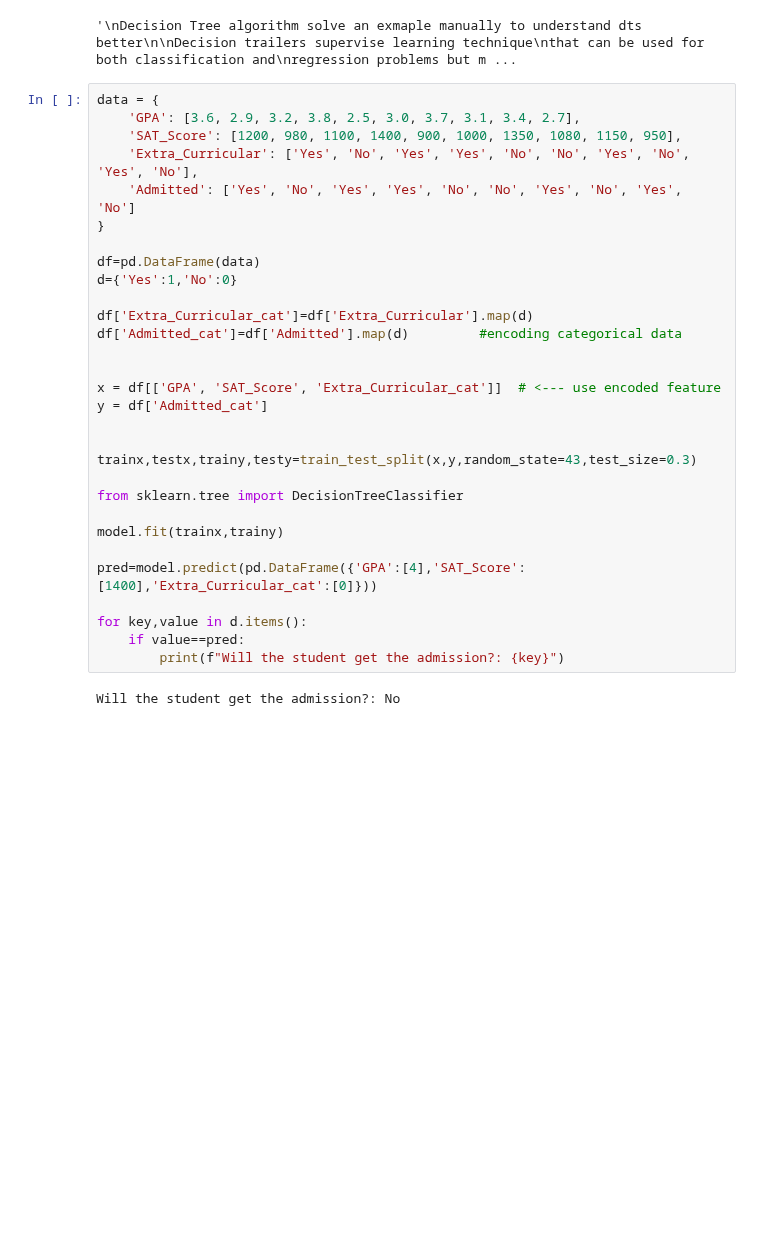
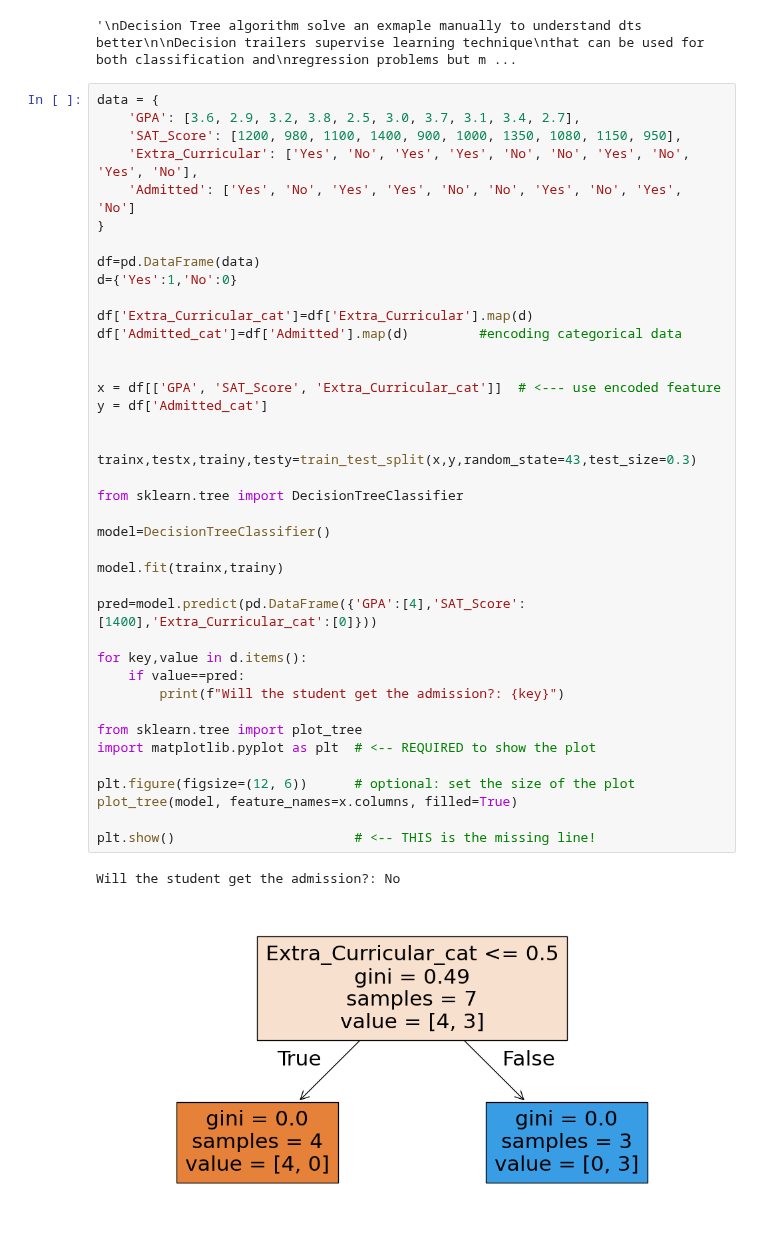
Before and after one commit to KedarDamale/Data-Science, a Jupyter notebook: Data-science/4.Supervised-Learning.ipynb, the cells around one changed output. Saved outputs shown, nothing was run; the diff lists cells and outputs as text; blank space fills up the shorter version.

```diff
--- a/Data-science/4.Supervised-Learning.ipynb
+++ b/Data-science/4.Supervised-Learning.ipynb
@@ -1587,30 +1587,41 @@ data = {
     'GPA': [3.6, 2.9, 3.2, 3.8, 2.5, 3.0, 3.7, 3.1, 3.4, 2.7],
     'SAT_Score': [1200, 980, 1100, 1400, 900, 1000, 1350, 1080, 1150, 950],
     'Extra_Curricular': ['Yes', 'No', 'Yes', 'Yes', 'No', 'No', 'Yes', 'No', 'Yes', 'No'],
     'Admitted': ['Yes', 'No', 'Yes', 'Yes', 'No', 'No', 'Yes', 'No', 'Yes', 'No']
 }
 
 df=pd.DataFrame(data)
 d={'Yes':1,'No':0}
 
 df['Extra_Curricular_cat']=df['Extra_Curricular'].map(d)
 df['Admitted_cat']=df['Admitted'].map(d)         #encoding categorical data
 
 
 x = df[['GPA', 'SAT_Score', 'Extra_Curricular_cat']]  # <--- use encoded feature
 y = df['Admitted_cat']
 
 
 trainx,testx,trainy,testy=train_test_split(x,y,random_state=43,test_size=0.3)
 
 from sklearn.tree import DecisionTreeClassifier
 
+model=DecisionTreeClassifier()
+
 model.fit(trainx,trainy)
 
 pred=model.predict(pd.DataFrame({'GPA':[4],'SAT_Score':[1400],'Extra_Curricular_cat':[0]}))
 
 for key,value in d.items():
     if value==pred:
         print(f"Will the student get the admission?: {key}")
+
+from sklearn.tree import plot_tree
+import matplotlib.pyplot as plt  # <-- REQUIRED to show the plot
+
+plt.figure(figsize=(12, 6))      # optional: set the size of the plot
+plot_tree(model, feature_names=x.columns, filled=True)
+
+plt.show()                       # <-- THIS is the missing line!
 # %% [output]
 Will the student get the admission?: No
+[figure, added]
```
Also changed, not shown: parts of 1 cell of this notebook.
